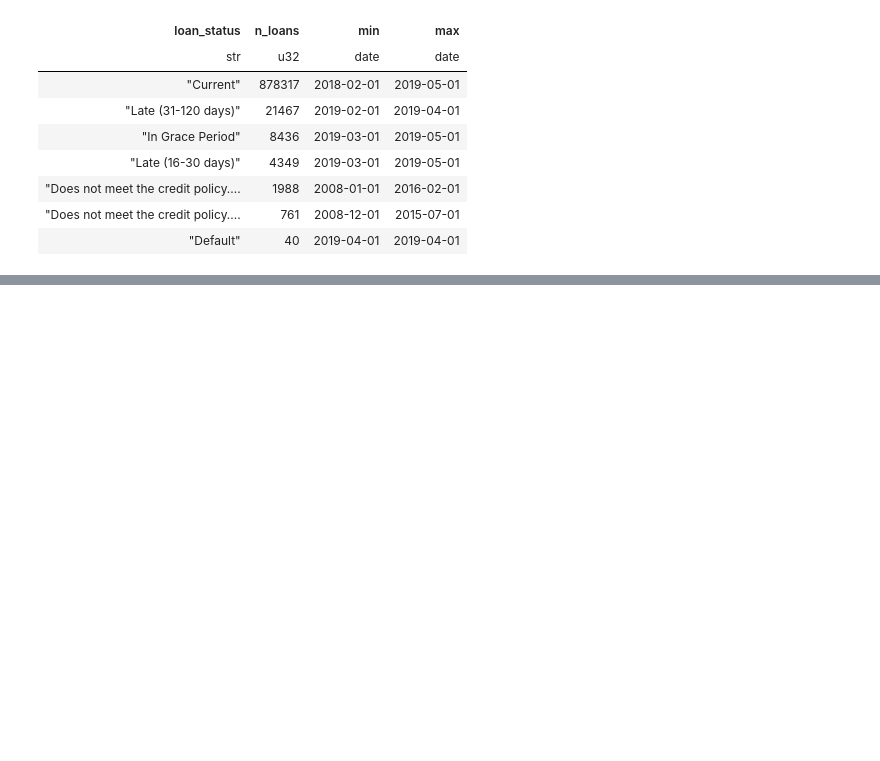
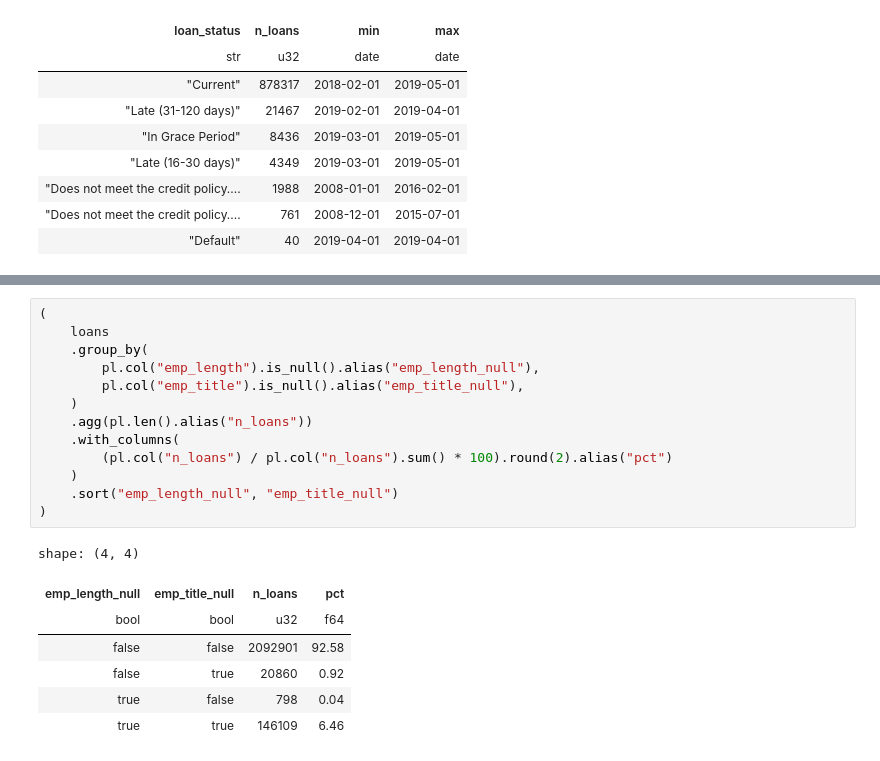
Before and after one commit to MadejMatt/lending-club-pd, a Jupyter notebook: notebooks/01_data_audit.ipynb, the cells around one changed output, grey strips where cells are left out. Saved outputs shown, nothing was run; the diff lists cells and outputs as text; blank space fills up the shorter version.

```diff
--- a/notebooks/01_data_audit.ipynb
+++ b/notebooks/01_data_audit.ipynb
@@ -404,0 +522,21 @@ shape: (7, 4)
+# %%
+(
+    loans
+    .group_by(
+        pl.col("emp_length").is_null().alias("emp_length_null"),
+        pl.col("emp_title").is_null().alias("emp_title_null"),
+    )
+    .agg(pl.len().alias("n_loans"))
+    .with_columns(
+        (pl.col("n_loans") / pl.col("n_loans").sum() * 100).round(2).alias("pct")
+    )
+    .sort("emp_length_null", "emp_title_null")
+)
+# %% [output]
+shape: (4, 4)
+| emp_length_null | emp_title_null | n_loans | pct |
+| bool | bool | u32 | f64 |
+| false | false | 2092901 | 92.58 |
+| false | true | 20860 | 0.92 |
+| true | false | 798 | 0.04 |
+| true | true | 146109 | 6.46 |
```
Also changed, not shown: parts of 15 cells of this notebook.
